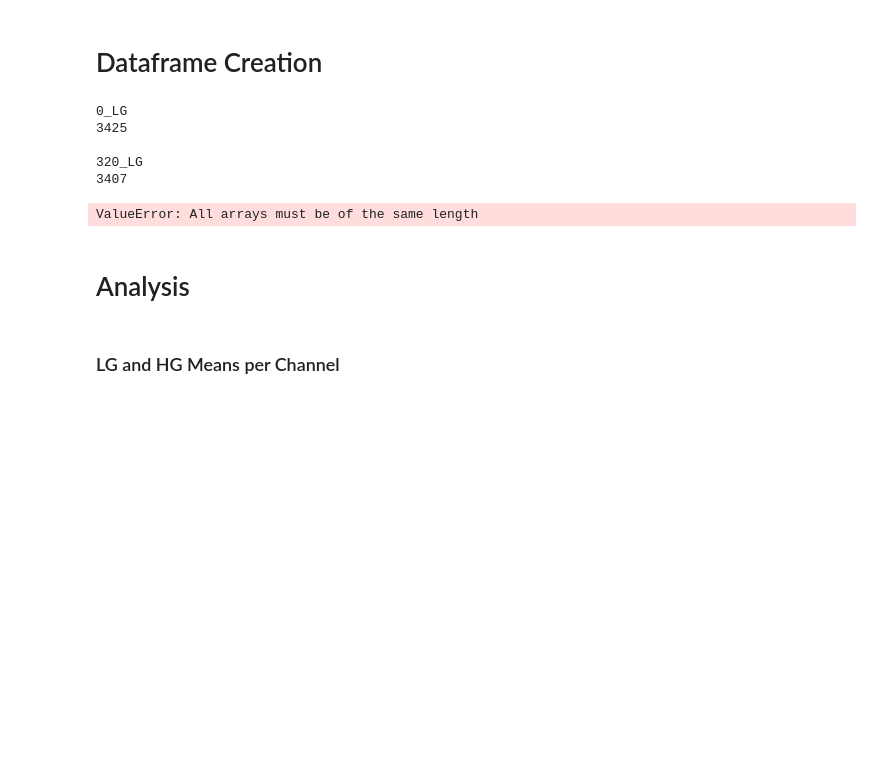
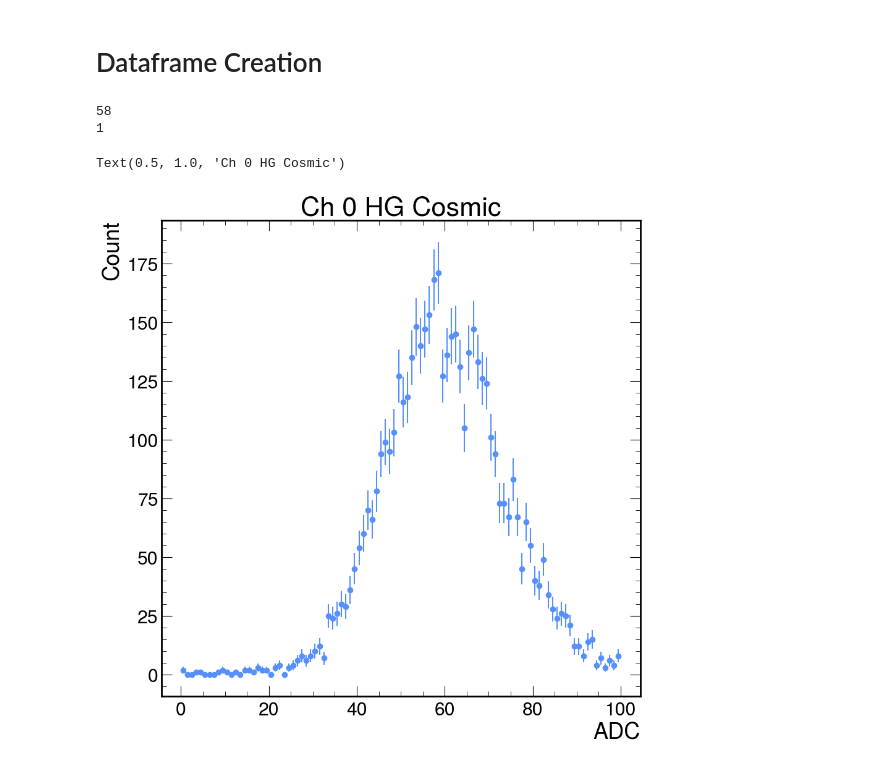
Before and after one commit to SeanBP/genIII_prototype_analysis, a Jupyter notebook: Pedestal_Analysis/pedestal_analysis_v2.ipynb, the cells around one changed output. Cells and saved outputs as stored; diff of their text form; code cells hidden in the pictures; blank space fills up the shorter version.

Commit message:
Revision of pedestal analysis v2

```diff
--- a/Pedestal_Analysis/pedestal_analysis_v2.ipynb
+++ b/Pedestal_Analysis/pedestal_analysis_v2.ipynb
@@ -17,7 +16,7 @@ os.chdir(directory)
 # Dataframe Creation
 # %%
 #PTRIG
-run=14
+run=2 #Each iteration manually change run # and Caen unit number if needed
 with open(f'Run{run}_list.txt') as f:
     lines = f.read().split('\n')
 tags = None
@@ -25,6 +24,7 @@ IDs=[]
 layers=[]
 channels =[]
 timeStamps = []
+allChannelsHG = []
 din={}
 for line in lines:
     if line[:2]=="//" or len(line)==0:
@@ -39,43 +39,14 @@ for line in lines:
     layer, channel, LG, HG = split[0:4]
 #    ID=f"{layer}-{channel}"
     ID=int(layer)*64+int(channel)
-    #print(ID)
+#    print(ID)
     if ID not in IDs:
         din[f"{ID}_LG"] = []
         din[f"{ID}_HG"] = []
         IDs.append(ID)
     din[f"{ID}_LG"].append(float(LG))
     din[f"{ID}_HG"].append(float(HG))
-#print(din)
-
-    #making lists the same length
-
-min_column = min(din, key=lambda col: len(din[col]))
-max_column = max(din, key=lambda col: len(din[col]))
-print(max_column)
-print(len(din[max_column]))
-print()
-print(min_column)
-print(len(din[min_column]))
-
-
-
-#This says ptrig, but could be used for either ptrig or cosmic data. Just label which is which
-ptrigDF = pd.DataFrame(din)
-
-
-
-print(f"Done! Total events: {len(ptrigDF)}")
-PTRIGpickle_file_name='./PTRIG_LG50_HG50_4k_R9.pkl'
-ptrigDF.to_pickle(PTRIGpickle_file_name)
+    allChannelsHG.append(float(HG))
+    if len(split) > 4:
+        layer, channel, LG, HG, time = split[0:5]
+        timeStamps.append(float(time))
-# %% [output]
-0_LG
-3425
-
-320_LG
-3407
-ValueError: All arrays must be of the same length
-# %% [markdown]
-# Analysis
-# %% [markdown]
-### LG and HG Means per Channel
@@ -97,0 +53,35 @@ LG_columns_sorted, LG_Ped_values_sorted = zip(*LG_sorted)
+# %%
+#Pulling HG/LG bias values from info file
+
+with open(f'Run{run}_Info.txt') as f:
+    lines = f.read().split('\n')
+for line in lines:
+    if 'HG_Gain' in line:
+        HG_gain = line.split()[1]
+    if 'LG_Gain' in line:
+        LG_gain=line.split()[1]
+print(HG_gain)
+print(LG_gain)
+# %% [output]
+58
+1
+# %%
+plt.rcParams['figure.facecolor'] = 'white'
+plt.rcParams['savefig.facecolor'] = 'white'
+plt.rcParams['savefig.bbox'] = 'tight'
+hep.style.use(hep.style.CMS)
+
+channelHG = np.array(din[f"0_HG"])
+counts, bin_edges = np.histogram(channelHG, bins=100, range = [0,100], density=False)
+bin_centers = (bin_edges[:-1] + bin_edges[1:]) / 2
+bin_centers = np.array(bin_centers)
+counts = np.array(counts)
+errors = np.sqrt(counts)
+plt.errorbar(bin_centers, counts, yerr=errors, fmt='o')
+#plt.yscale('log')
+plt.ylabel("Count")
+plt.xlabel("ADC")
+plt.title("Ch 0 HG Cosmic")
+# %% [output]
+Text(0.5, 1.0, 'Ch 0 HG Cosmic')
+[figure, added]
```
Also changed, not shown: parts of 19 cells of this notebook.
